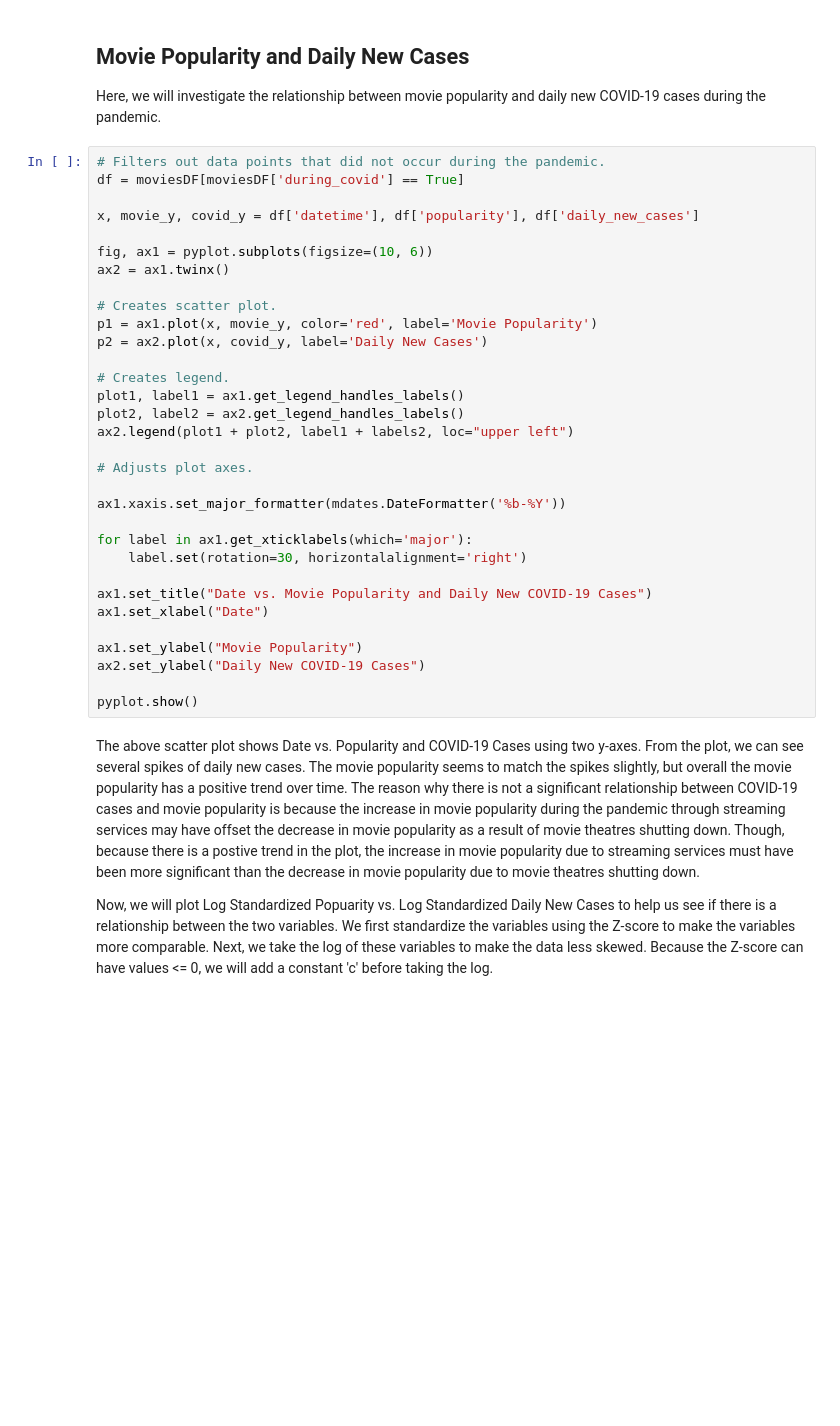
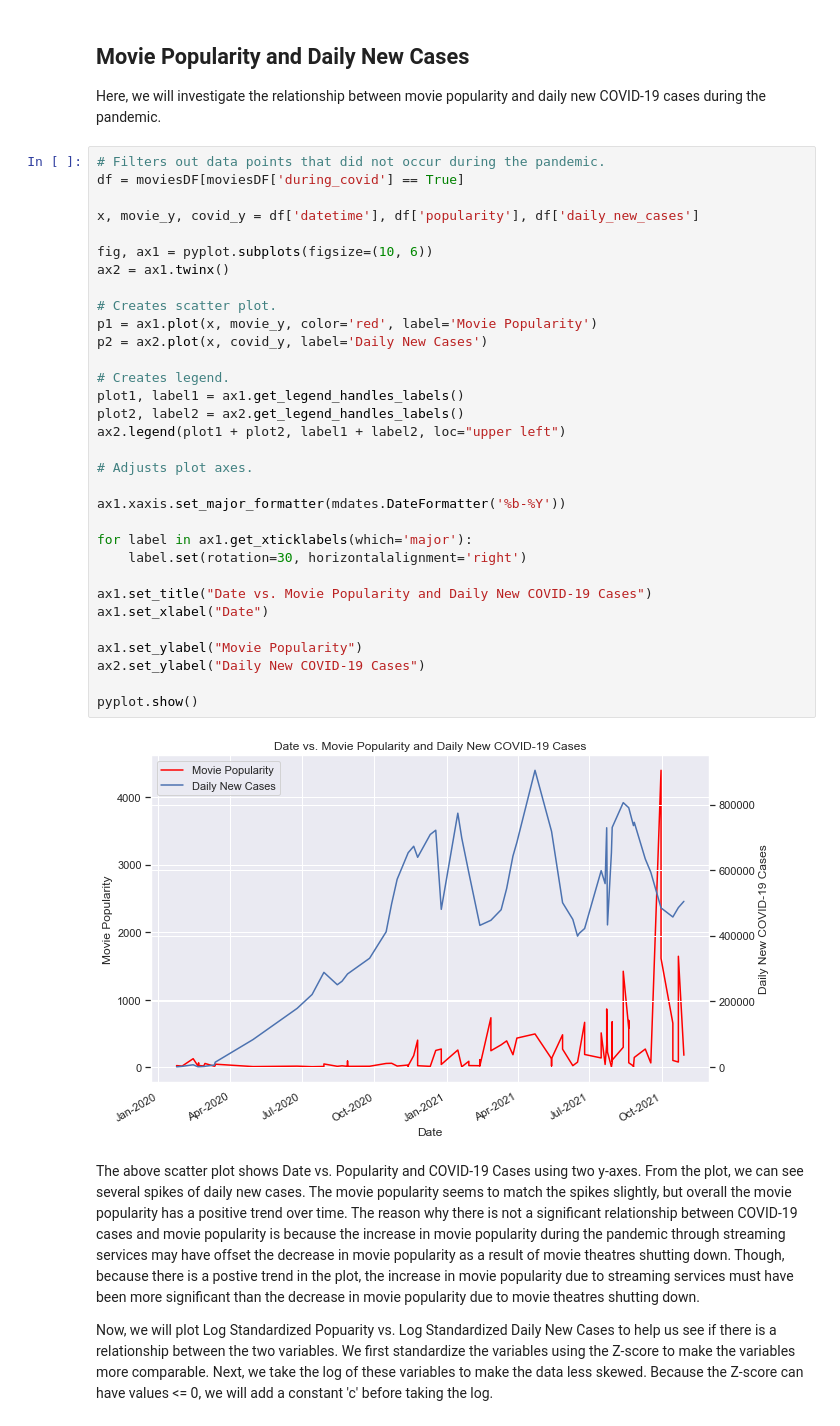
Before and after one commit to stan-GH/final-tutorial, a Jupyter notebook: final_tutorial.ipynb, the cells around one changed output. Saved outputs shown, nothing was run; the diff lists cells and outputs as text; blank space fills up the shorter version.

```diff
--- a/final_tutorial.ipynb
+++ b/final_tutorial.ipynb
@@ -478,34 +478,36 @@ Here, we will investigate the relationship between movie popularity and daily ne
 # Filters out data points that did not occur during the pandemic.
 df = moviesDF[moviesDF['during_covid'] == True]
 
 x, movie_y, covid_y = df['datetime'], df['popularity'], df['daily_new_cases']
 
 fig, ax1 = pyplot.subplots(figsize=(10, 6))
 ax2 = ax1.twinx()
 
 # Creates scatter plot.
 p1 = ax1.plot(x, movie_y, color='red', label='Movie Popularity')
 p2 = ax2.plot(x, covid_y, label='Daily New Cases')
 
 # Creates legend.
 plot1, label1 = ax1.get_legend_handles_labels()
 plot2, label2 = ax2.get_legend_handles_labels()
-ax2.legend(plot1 + plot2, label1 + labels2, loc="upper left")
+ax2.legend(plot1 + plot2, label1 + label2, loc="upper left")
 
 # Adjusts plot axes.
 
 ax1.xaxis.set_major_formatter(mdates.DateFormatter('%b-%Y'))
 
 for label in ax1.get_xticklabels(which='major'):
     label.set(rotation=30, horizontalalignment='right')
 
 ax1.set_title("Date vs. Movie Popularity and Daily New COVID-19 Cases")
 ax1.set_xlabel("Date")
 
 ax1.set_ylabel("Movie Popularity")
 ax2.set_ylabel("Daily New COVID-19 Cases")
 
 pyplot.show()
+# %% [output]
+[figure, added]
 # %% [markdown]
 The above scatter plot shows Date vs. Popularity and COVID-19 Cases using two y-axes. From the plot, we can see several spikes of daily new cases. The movie popularity seems to match the spikes slightly, but overall the movie popularity has a positive trend over time. The reason why there is not a significant relationship between COVID-19 cases and movie popularity is because the increase in movie popularity during the pandemic through streaming services may have offset the decrease in movie popularity as a result of movie theatres shutting down. Though, because there is a postive trend in the plot, the increase in movie popularity due to streaming services must have been more significant than the decrease in movie popularity due to movie theatres shutting down.
 
```
Also changed, not shown: parts of 8 cells of this notebook.
